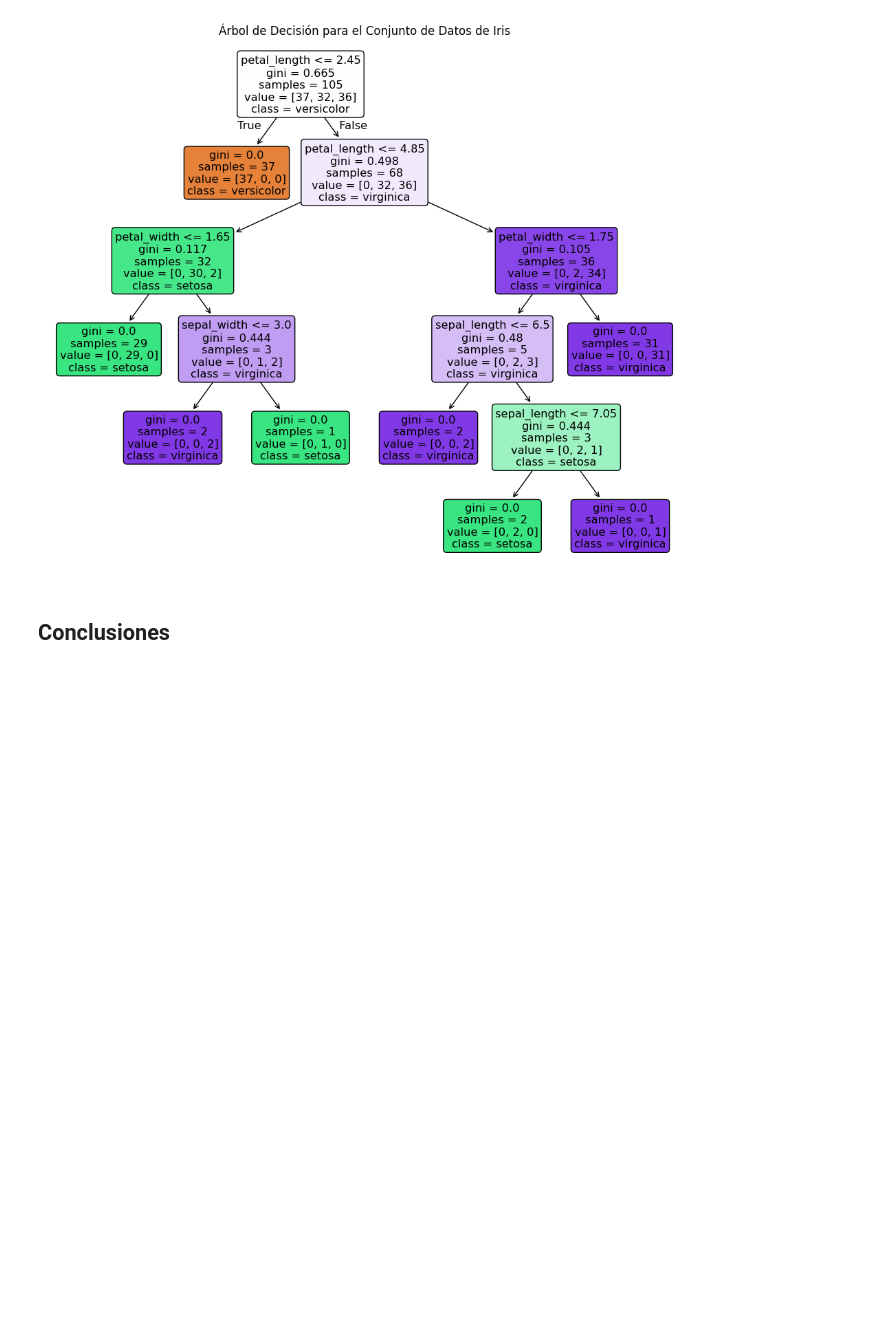
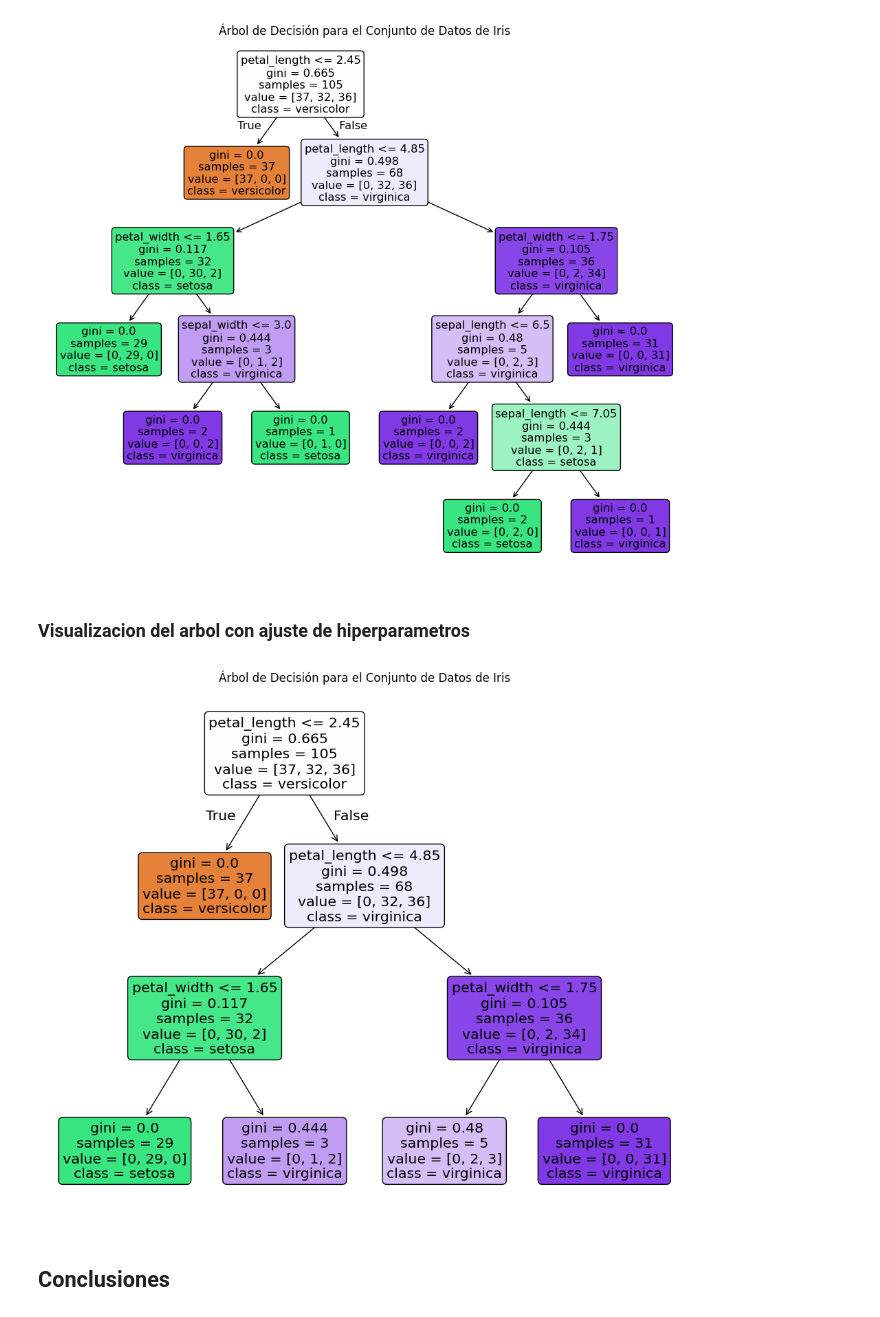
Before and after one commit to Lons0G/Decision-Tree, a Jupyter notebook: Decision_Tree.ipynb, the cells around one changed output. Saved outputs shown, nothing was run; the diff lists cells and outputs as text; code cells hidden in the pictures; blank space fills up the shorter version.

```diff
--- a/Decision_Tree.ipynb
+++ b/Decision_Tree.ipynb
@@ -261,0 +268,13 @@ y_predict = clf.predict(x_test)
+# %%
+# Seleccion de hiperparametros para la busqueda
+param_grid = {
+    'criterion': ['gini', 'entropy'],
+    'max_depth': [None, 2, 4, 6, 8, 10],
+    'min_samples_split': [2, 5, 10],
+    'min_samples_leaf': [1, 2, 4, 6]
+}
+# %%
+# instanciando la busqueda y pasando los parametros
+clf_gs = GridSearchCV(estimator=clf, param_grid=param_grid, cv=4, scoring='accuracy')
+# %%
+clf_gs.fit(x_train, y_train)
@@ -261,0 +288,3 @@ y_predict = clf.predict(x_test)
+# %%
+best_model = clf_gs.best_estimator_
+y_predict_gs = best_model.predict(x_test)
@@ -282,5 +450,15 @@ plt.title("Árbol de Decisión para el Conjunto de Datos de Iris")
 plt.show()
 # %% [output]
 [figure]
+# %% [markdown]
+### Visualizacion del arbol con ajuste de hiperparametros
+# %%
+# Visualizar el árbol de decisión
+plt.figure(figsize=(12, 10))
+plot_tree(best_model, feature_names = iris_names, class_names = target_names, filled=True, rounded=True)
+plt.title("Árbol de Decisión para el Conjunto de Datos de Iris")
+plt.show()
+# %% [output]
+[figure, added]
 # %% [markdown]
 ## Conclusiones
```
Also changed, not shown: parts of 28 cells of this notebook, 1 other file.
